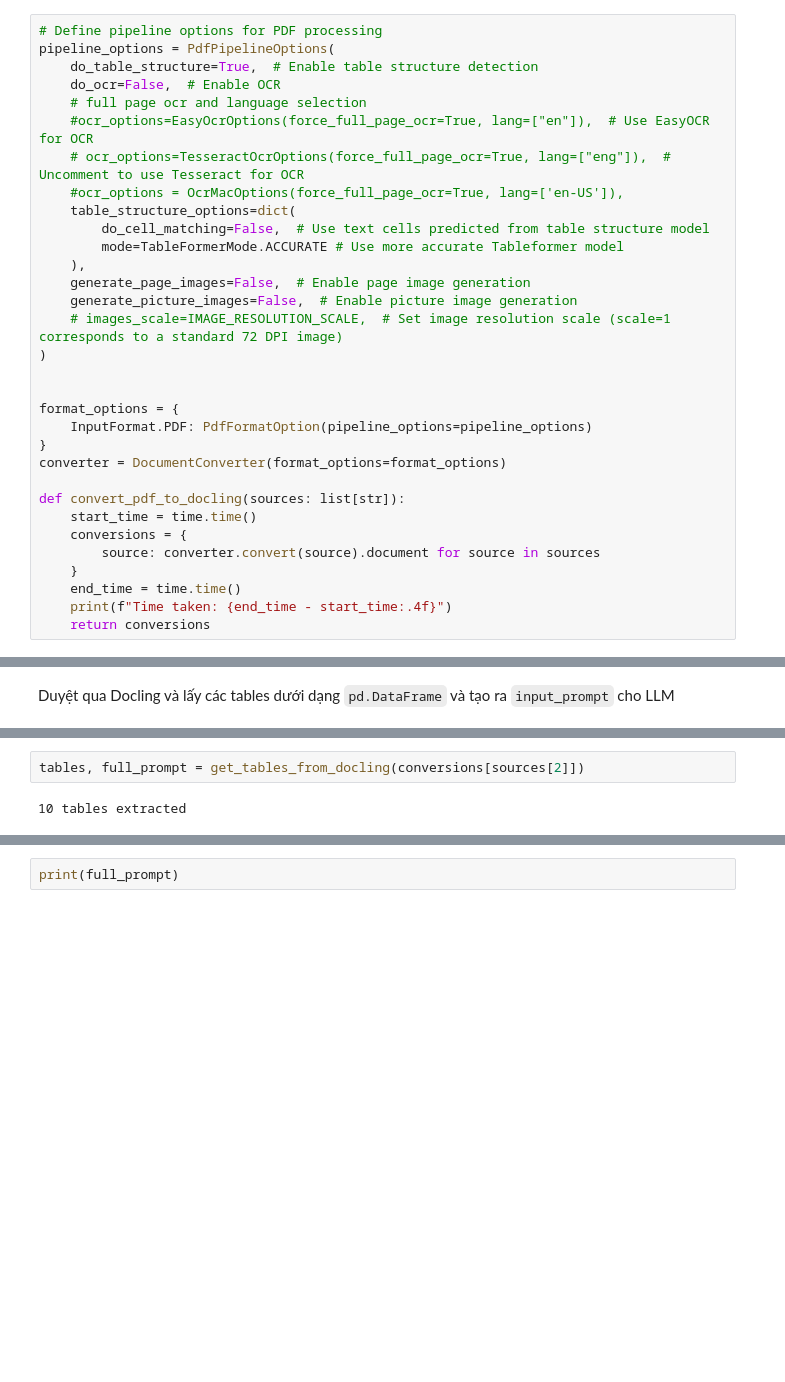
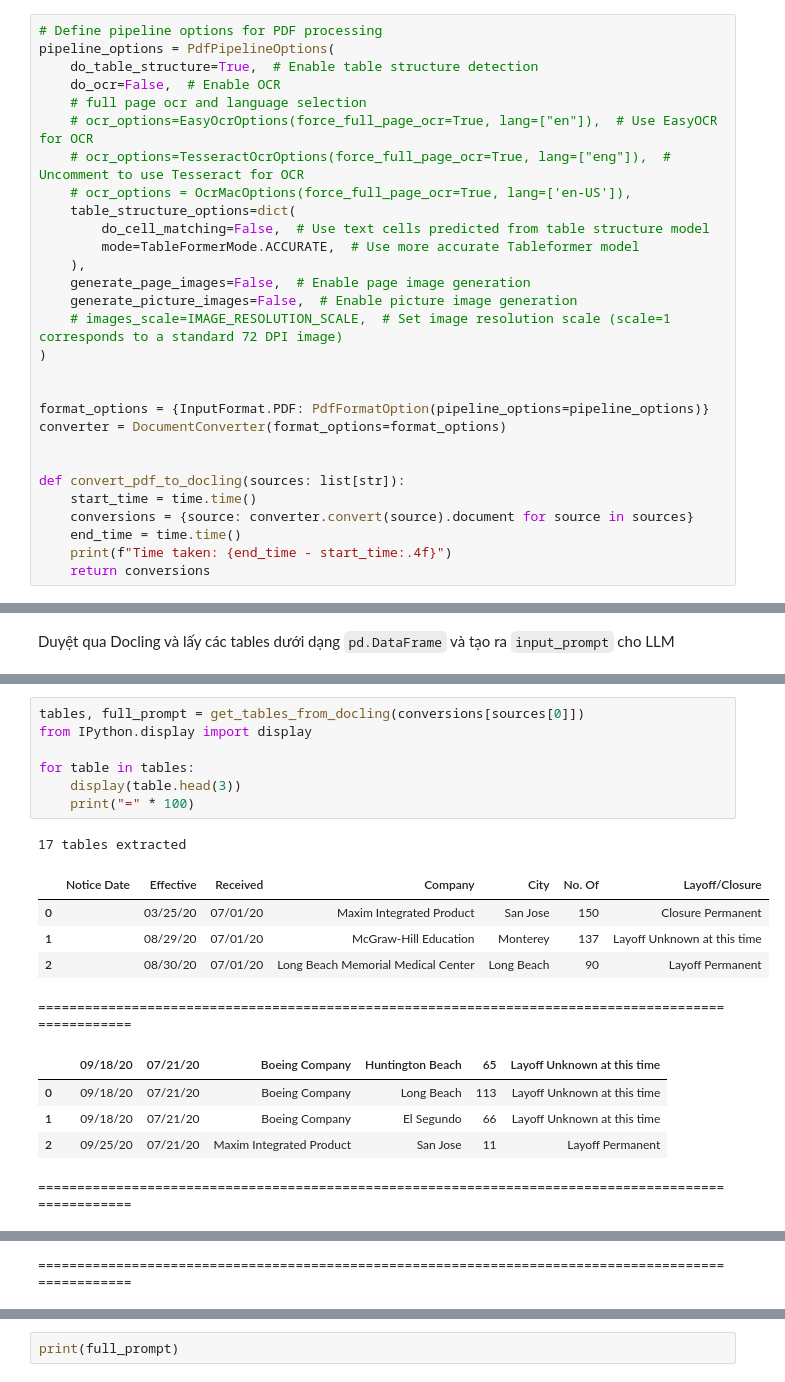
Before and after one commit to trlhvinh04/multimodal-rag-baseline, a Jupyter notebook: notebooks/CrossPageTablePyMuPDF/results_2.ipynb, the cells around one changed output, grey strips where cells are left out. Drawn from its saved outputs; the diff is of its cells as text; blank space fills up the shorter version.

```diff
--- a/notebooks/CrossPageTablePyMuPDF/results_2.ipynb
+++ b/notebooks/CrossPageTablePyMuPDF/results_2.ipynb
@@ -13,12 +25,12 @@ pipeline_options = PdfPipelineOptions(
     do_table_structure=True,  # Enable table structure detection
     do_ocr=False,  # Enable OCR
     # full page ocr and language selection
-    #ocr_options=EasyOcrOptions(force_full_page_ocr=True, lang=["en"]),  # Use EasyOCR for OCR
+    # ocr_options=EasyOcrOptions(force_full_page_ocr=True, lang=["en"]),  # Use EasyOCR for OCR
     # ocr_options=TesseractOcrOptions(force_full_page_ocr=True, lang=["eng"]),  # Uncomment to use Tesseract for OCR
-    #ocr_options = OcrMacOptions(force_full_page_ocr=True, lang=['en-US']),
+    # ocr_options = OcrMacOptions(force_full_page_ocr=True, lang=['en-US']),
     table_structure_options=dict(
         do_cell_matching=False,  # Use text cells predicted from table structure model
-        mode=TableFormerMode.ACCURATE # Use more accurate Tableformer model
+        mode=TableFormerMode.ACCURATE,  # Use more accurate Tableformer model
     ),
     generate_page_images=False,  # Enable page image generation
     generate_picture_images=False,  # Enable picture image generation
@@ -26,16 +38,13 @@ pipeline_options = PdfPipelineOptions(
 )
 
 
-format_options = {
-    InputFormat.PDF: PdfFormatOption(pipeline_options=pipeline_options)
-}
+format_options = {InputFormat.PDF: PdfFormatOption(pipeline_options=pipeline_options)}
 converter = DocumentConverter(format_options=format_options)
+
 
 def convert_pdf_to_docling(sources: list[str]):
     start_time = time.time()
-    conversions = {
-        source: converter.convert(source).document for source in sources
-    }
+    conversions = {source: converter.convert(source).document for source in sources}
     end_time = time.time()
     print(f"Time taken: {end_time - start_time:.4f}")
     return conversions
@@ -347,7 +416,22 @@ def get_tables_from_docling(docling_document) -> tuple[list[pd.DataFrame], str]:
 
     print(f"{len(tables)} tables extracted")
     return tables, full_prompt
-# %%
-tables, full_prompt = get_tables_from_docling(conversions[sources[2]])
-# %% [output]
-10 tables extracted
+# %%
+tables, full_prompt = get_tables_from_docling(conversions[sources[0]])
+from IPython.display import display
+
+for table in tables:
+    display(table.head(3))
+    print("=" * 100)
+# %% [output]
+17 tables extracted
+|  | Notice Date | Effective | Received | Company | City | No. Of | Layoff/Closure |
+| 0 |  | 03/25/20 | 07/01/20 | Maxim Integrated Product | San Jose | 150 | Closure Permanent |
+| 1 |  | 08/29/20 | 07/01/20 | McGraw-Hill Education | Monterey | 137 | Layoff Unknown at this time |
+| 2 |  | 08/30/20 | 07/01/20 | Long Beach Memorial Medical Center | Long Beach | 90 | Layoff Permanent |
+====================================================================================================
+|  |  | 09/18/20 | 07/21/20 | Boeing Company | Huntington Beach | 65 | Layoff Unknown at this time |
+| 0 |  | 09/18/20 | 07/21/20 | Boeing Company | Long Beach | 113 | Layoff Unknown at this time |
+| 1 |  | 09/18/20 | 07/21/20 | Boeing Company | El Segundo | 66 | Layoff Unknown at this time |
+| 2 |  | 09/25/20 | 07/21/20 | Maxim Integrated Product | San Jose | 11 | Layoff Permanent |
+====================================================================================================
@@ -353,0 +442 @@ tables, full_prompt = get_tables_from_docling(conversions[sources[2]])
+====================================================================================================
```
Also changed, not shown: parts of 16 cells of this notebook.
